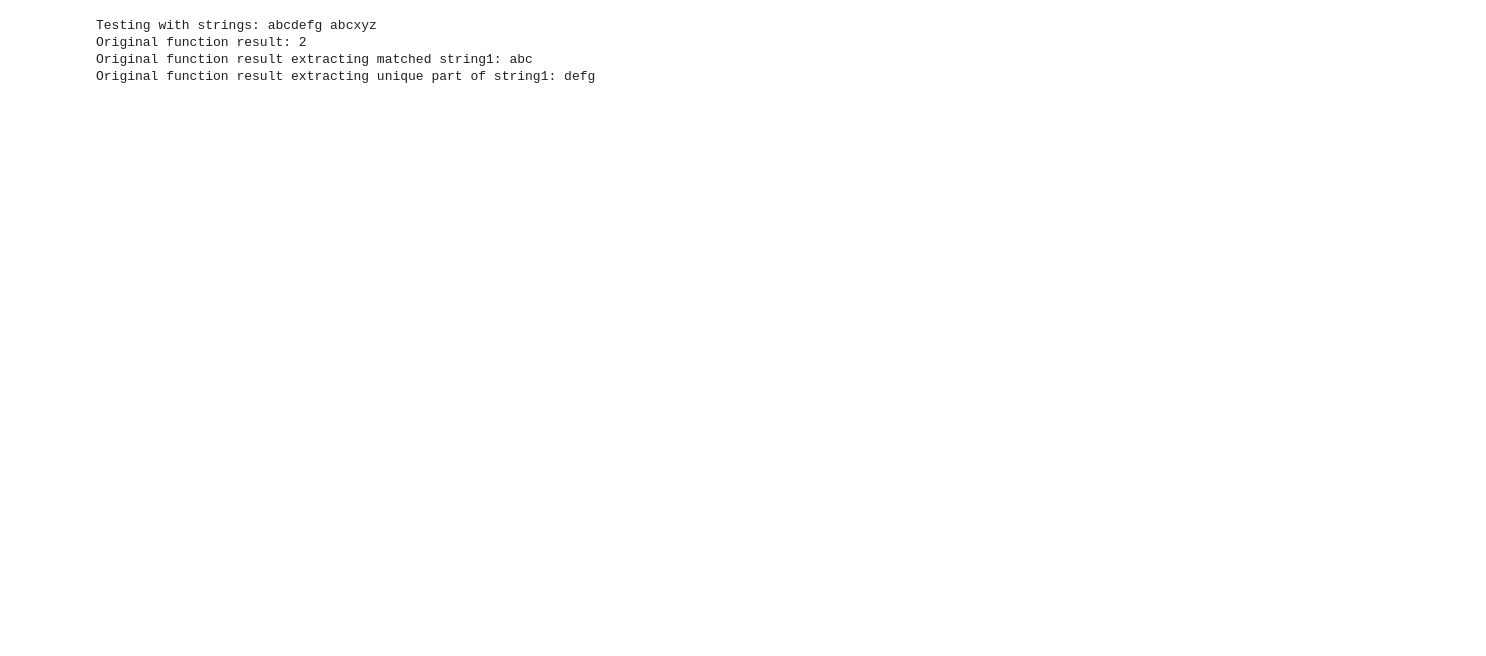
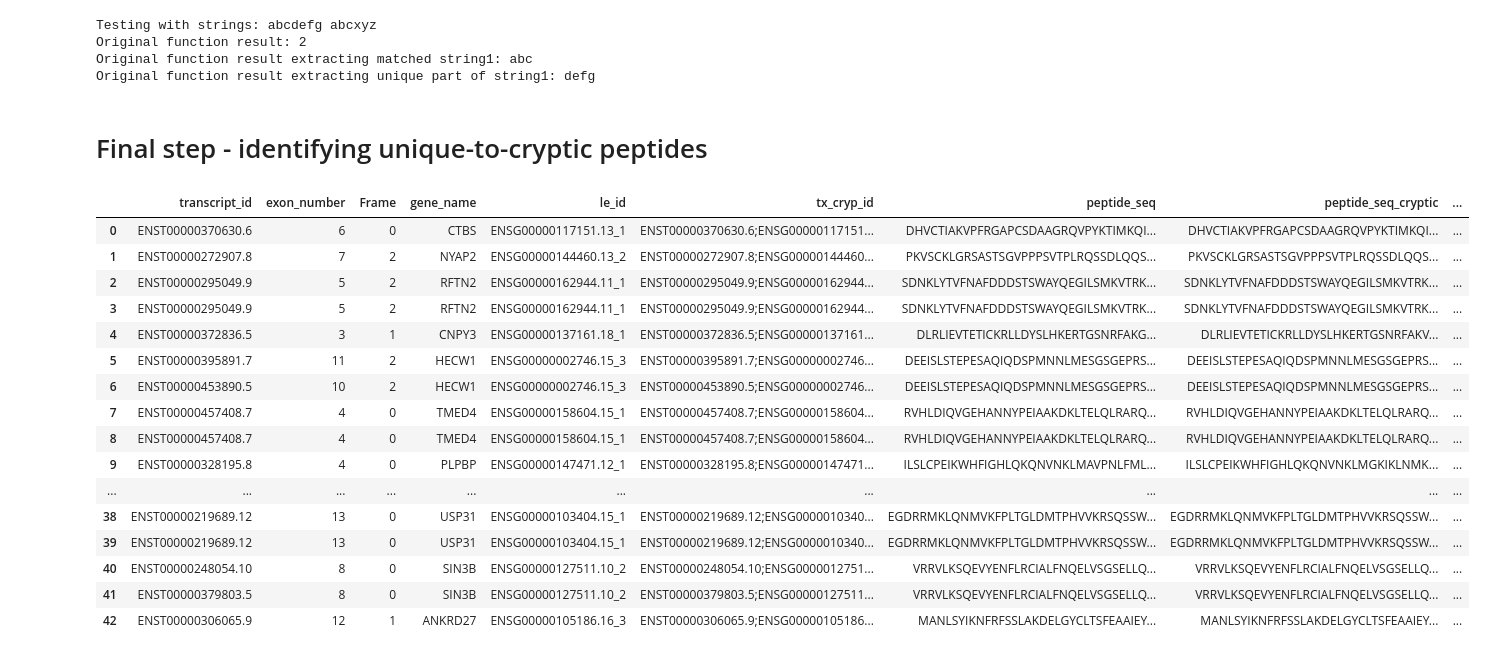
Before and after one commit to frattalab/tdp43-apa, a Jupyter notebook: peptides/get_bleedthrough_peptides.ipynb, the cells around one changed output. Drawn from its saved outputs; the diff is of its cells as text; code cells hidden in the pictures; blank space fills up the shorter version.

Commit message:
get to df of cryptic, unique & skip peptide sequences

```diff
--- a/peptides/get_bleedthrough_peptides.ipynb
+++ b/peptides/get_bleedthrough_peptides.ipynb
@@ -353,6 +521,7 @@ Manually checking a few:
 - ADCY8 - also correct
 # %%
 # which ones are missing?
+missing_bld_ids = set(full_le_bld_nol.subset(lambda df: ~df.le_id.isin(cds_bld_anno_nol.le_id)).ref_gene_name)
 full_le_bld_nol.subset(lambda df: ~df.le_id.isin(cds_bld_anno_nol.le_id))
 # %% [output]
 |  | Chromosome | Source | Feature | Start | End | Score | Strand | Frame | gene_id | gene_name | ... |
@@ -374,0 +639,11 @@ FIRRE is definitely a lncRNA, the others not so sure (TO CHECK ref GTF) - maybe
+# %%
+# bleedthroughs with prredicted peptide
+full_le_bld_pep = full_le_bld.subset(lambda df: ~df.ref_gene_name.isin(missing_bld_ids))
+
+# get all non-last exon CDS entries
+ref_gtf_cds_f = get_terminal_regions(ref_gtf_cds, feature_key="CDS", which_region="first")
+ref_gtf_cds_int = get_internal_regions(ref_gtf_cds, feature_key="CDS")
+ref_gtf_cds_nl = pr.concat([ref_gtf_cds_f, ref_gtf_cds_int])
+
+print(ref_gtf_cds_nl.dtypes)
+ref_gtf_cds_nl
@@ -374,0 +755,12 @@ FIRRE is definitely a lncRNA, the others not so sure (TO CHECK ref GTF) - maybe
+# %%
+
+
+
+
+
+# peptide sequences for matched internal exon CDS + downstream exon CDS
+cds_bld_anno_skip = translate_tx(bld_cds_olap_ds, "tx_cryp_id")
+cds_bld_anno_skip
+
+cds_bld_anno_skip = cryp_id_df.drop_duplicates().merge(cds_bld_anno_skip[["tx_cryp_id", "peptide_seq"]], on="tx_cryp_id", how="left")
+cds_bld_anno_skip
@@ -374,0 +785,10 @@ FIRRE is definitely a lncRNA, the others not so sure (TO CHECK ref GTF) - maybe
+# %%
+# now want to create a final df combining full bleedthrough peptide sequence, the 'skip' peptide sequence, then the 'cryptic unique' peptide
+cds_bld_anno_comb = pd.concat([cds_bld_anno_nol.as_df()[["le_id", "peptide_seq"]].drop_duplicates(),
+                               cds_bld_anno.as_df()[["le_id", "peptide_seq"]].drop_duplicates()
+                              ],
+                              ignore_index=True)
+
+peps_comb = cds_bld_anno_skip.merge(cds_bld_anno_comb, on="le_id", how="left", suffixes=[None, "_cryptic"])
+
+peps_comb
@@ -413,3 +851,32 @@ Testing with strings: abcdefg abcxyz
 Original function result: 2
 Original function result extracting matched string1: abc
 Original function result extracting unique part of string1: defg
+# %% [markdown]
+# Final step - identifying unique-to-cryptic peptides
+# %%
+# Get a slice of the point where cryptic peptide and overlapping normal peptide match/align
+peps_comb["longest_match_slice"] = peps_comb.apply(lambda row: longest_matching_substring(row["peptide_seq_cryptic"], row["peptide_seq"]) + 1,
+                                                                   axis=1)
+
+# slice the cruptic peptide to get unique region
+peps_comb["peptide_seq_cryptic_uniq"] = peps_comb.apply(lambda row: row["peptide_seq_cryptic"][row["longest_match_slice"]:], axis=1)
+
+peps_comb
+# %% [output]
+|  | transcript_id | exon_number | Frame | gene_name | le_id | tx_cryp_id | peptide_seq | peptide_seq_cryptic | ... |
+| 0 | ENST00000370630.6 | 6 | 0 | CTBS | ENSG00000117151.13_1 | ENST00000370630.6;ENSG00000117151... | DHVCTIAKVPFRGAPCSDAAGRQVPYKTIMKQI... | DHVCTIAKVPFRGAPCSDAAGRQVPYKTIMKQI... | ... |
+| 1 | ENST00000272907.8 | 7 | 2 | NYAP2 | ENSG00000144460.13_2 | ENST00000272907.8;ENSG00000144460... | PKVSCKLGRSASTSGVPPPSVTPLRQSSDLQQS... | PKVSCKLGRSASTSGVPPPSVTPLRQSSDLQQS... | ... |
+| 2 | ENST00000295049.9 | 5 | 2 | RFTN2 | ENSG00000162944.11_1 | ENST00000295049.9;ENSG00000162944... | SDNKLYTVFNAFDDDSTSWAYQEGILSMKVTRK... | SDNKLYTVFNAFDDDSTSWAYQEGILSMKVTRK... | ... |
+| 3 | ENST00000295049.9 | 5 | 2 | RFTN2 | ENSG00000162944.11_1 | ENST00000295049.9;ENSG00000162944... | SDNKLYTVFNAFDDDSTSWAYQEGILSMKVTRK... | SDNKLYTVFNAFDDDSTSWAYQEGILSMKVTRK... | ... |
+| 4 | ENST00000372836.5 | 3 | 1 | CNPY3 | ENSG00000137161.18_1 | ENST00000372836.5;ENSG00000137161... | DLRLIEVTETICKRLLDYSLHKERTGSNRFAKG... | DLRLIEVTETICKRLLDYSLHKERTGSNRFAKV... | ... |
+| 5 | ENST00000395891.7 | 11 | 2 | HECW1 | ENSG00000002746.15_3 | ENST00000395891.7;ENSG00000002746... | DEEISLSTEPESAQIQDSPMNNLMESGSGEPRS... | DEEISLSTEPESAQIQDSPMNNLMESGSGEPRS... | ... |
+| 6 | ENST00000453890.5 | 10 | 2 | HECW1 | ENSG00000002746.15_3 | ENST00000453890.5;ENSG00000002746... | DEEISLSTEPESAQIQDSPMNNLMESGSGEPRS... | DEEISLSTEPESAQIQDSPMNNLMESGSGEPRS... | ... |
+| 7 | ENST00000457408.7 | 4 | 0 | TMED4 | ENSG00000158604.15_1 | ENST00000457408.7;ENSG00000158604... | RVHLDIQVGEHANNYPEIAAKDKLTELQLRARQ... | RVHLDIQVGEHANNYPEIAAKDKLTELQLRARQ... | ... |
+| 8 | ENST00000457408.7 | 4 | 0 | TMED4 | ENSG00000158604.15_1 | ENST00000457408.7;ENSG00000158604... | RVHLDIQVGEHANNYPEIAAKDKLTELQLRARQ... | RVHLDIQVGEHANNYPEIAAKDKLTELQLRARQ... | ... |
+| 9 | ENST00000328195.8 | 4 | 0 | PLPBP | ENSG00000147471.12_1 | ENST00000328195.8;ENSG00000147471... | ILSLCPEIKWHFIGHLQKQNVNKLMAVPNLFML... | ILSLCPEIKWHFIGHLQKQNVNKLMGKIKLNMK... | ... |
+| ... | ... | ... | ... | ... | ... | ... | ... | ... | ... |
+| 38 | ENST00000219689.12 | 13 | 0 | USP31 | ENSG00000103404.15_1 | ENST00000219689.12;ENSG0000010340... | EGDRRMKLQNMVKFPLTGLDMTPHVVKRSQSSW... | EGDRRMKLQNMVKFPLTGLDMTPHVVKRSQSSW... | ... |
+| 39 | ENST00000219689.12 | 13 | 0 | USP31 | ENSG00000103404.15_1 | ENST00000219689.12;ENSG0000010340... | EGDRRMKLQNMVKFPLTGLDMTPHVVKRSQSSW... | EGDRRMKLQNMVKFPLTGLDMTPHVVKRSQSSW... | ... |
+| 40 | ENST00000248054.10 | 8 | 0 | SIN3B | ENSG00000127511.10_2 | ENST00000248054.10;ENSG0000012751... | VRRVLKSQEVYENFLRCIALFNQELVSGSELLQ... | VRRVLKSQEVYENFLRCIALFNQELVSGSELLQ... | ... |
+| 41 | ENST00000379803.5 | 8 | 0 | SIN3B | ENSG00000127511.10_2 | ENST00000379803.5;ENSG00000127511... | VRRVLKSQEVYENFLRCIALFNQELVSGSELLQ... | VRRVLKSQEVYENFLRCIALFNQELVSGSELLQ... | ... |
+| 42 | ENST00000306065.9 | 12 | 1 | ANKRD27 | ENSG00000105186.16_3 | ENST00000306065.9;ENSG00000105186... | MANLSYIKNFRFSSLAKDELGYCLTSFEAAIEY... | MANLSYIKNFRFSSLAKDELGYCLTSFEAAIEY... | ... |
```
Also changed, not shown: parts of 17 cells of this notebook.
